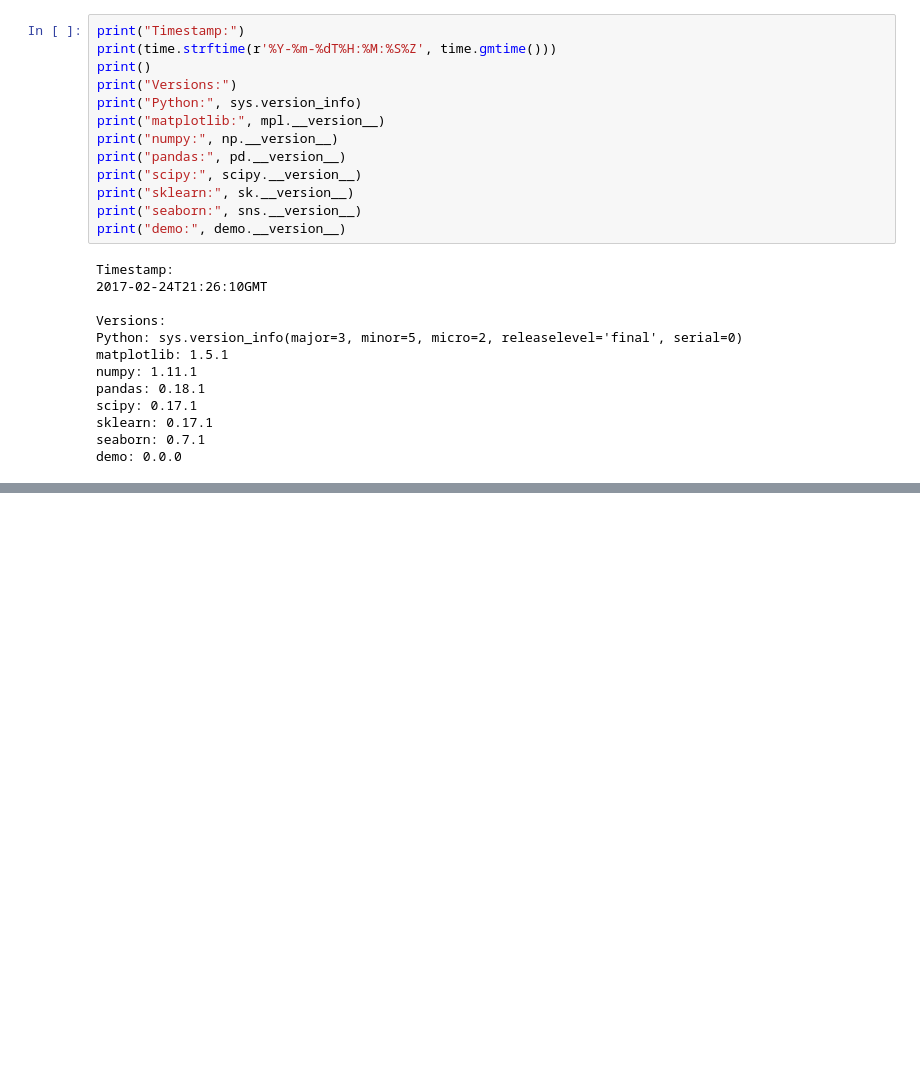
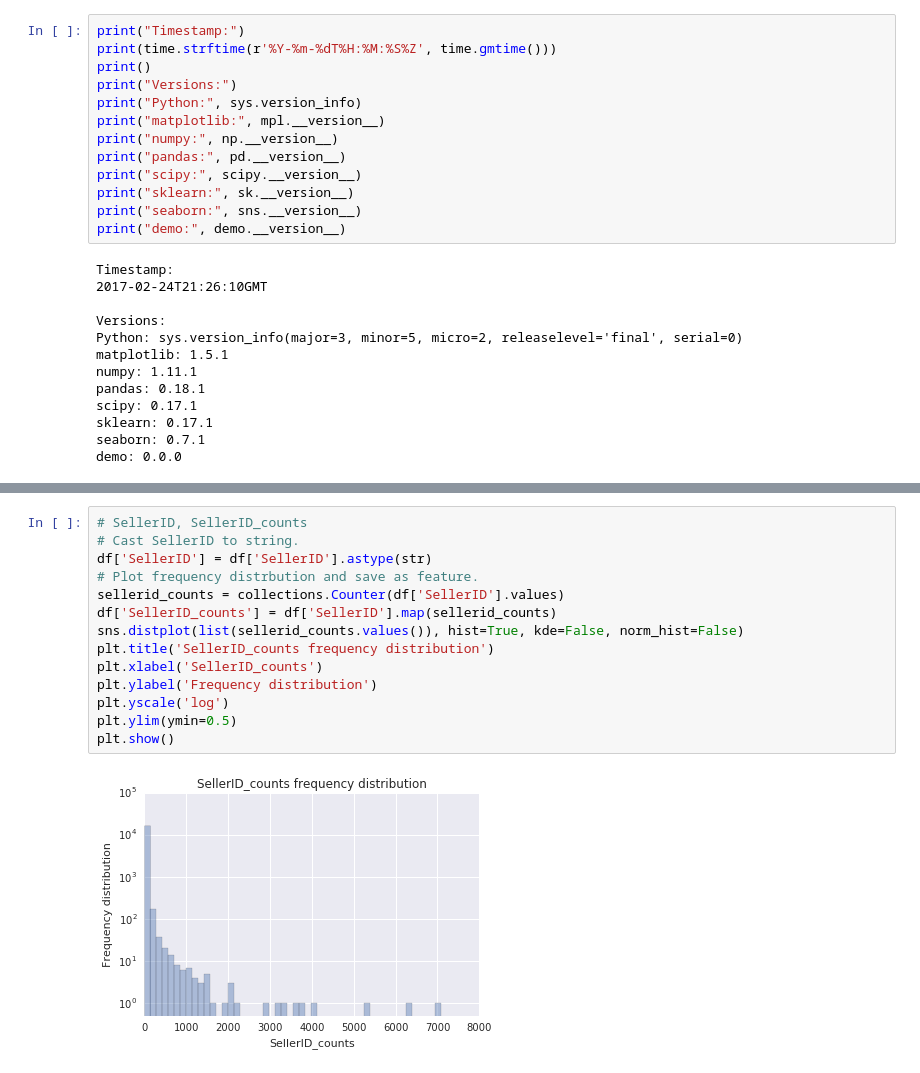
Before and after one commit to stharrold/demo, a Jupyter notebook: demo/app_predict/examples/example_app_predict_dev.ipynb, the cells around one changed output, grey strips where cells are left out. Cells and saved outputs as stored; diff of their text form; blank space fills up the shorter version.

```diff
--- a/demo/app_predict/examples/example_app_predict_dev.ipynb
+++ b/demo/app_predict/examples/example_app_predict_dev.ipynb
@@ -158,0 +178,16 @@ ERROR: Cell magic `%%R` not found.
+# %%
+# SellerID, SellerID_counts
+# Cast SellerID to string.
+df['SellerID'] = df['SellerID'].astype(str)
+# Plot frequency distrbution and save as feature.
+sellerid_counts = collections.Counter(df['SellerID'].values)
+df['SellerID_counts'] = df['SellerID'].map(sellerid_counts)
+sns.distplot(list(sellerid_counts.values()), hist=True, kde=False, norm_hist=False)
+plt.title('SellerID_counts frequency distribution')
+plt.xlabel('SellerID_counts')
+plt.ylabel('Frequency distribution')
+plt.yscale('log')
+plt.ylim(ymin=0.5)
+plt.show()
+# %% [output]
+[figure, added]
```
Also changed, not shown: parts of 22 cells of this notebook, 1 other file.
